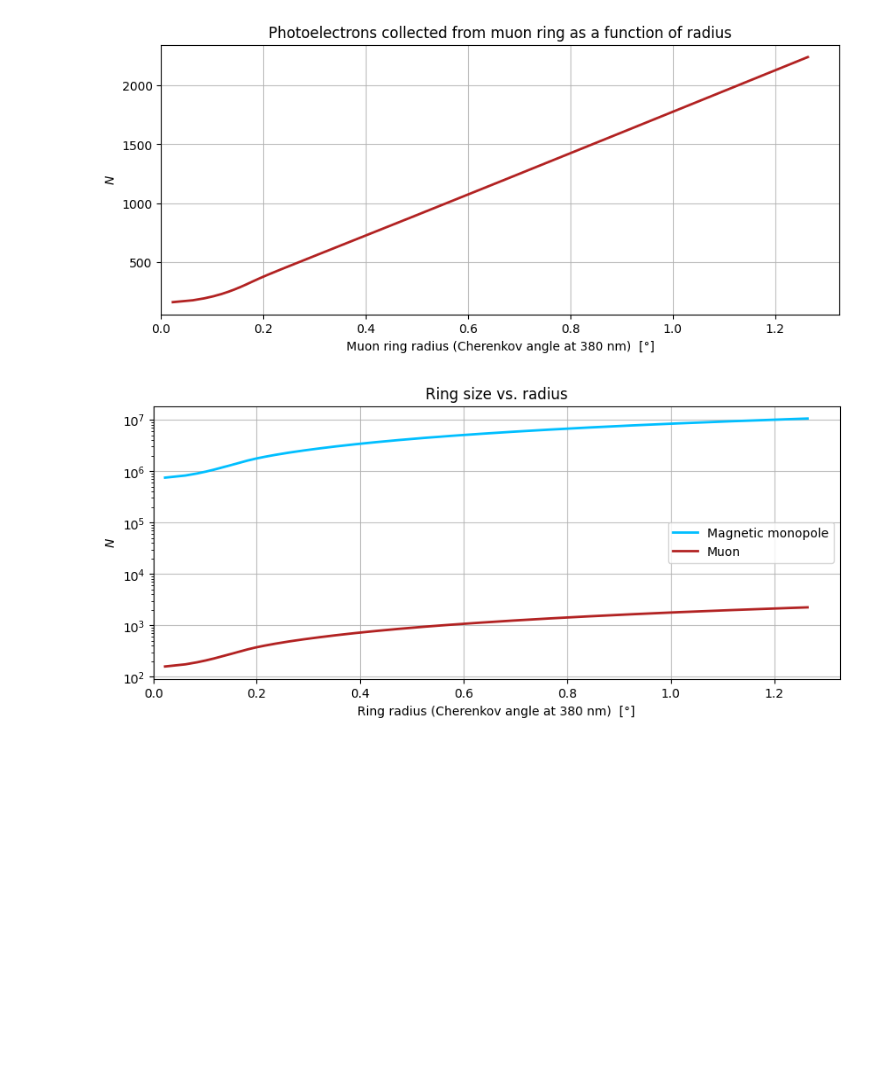
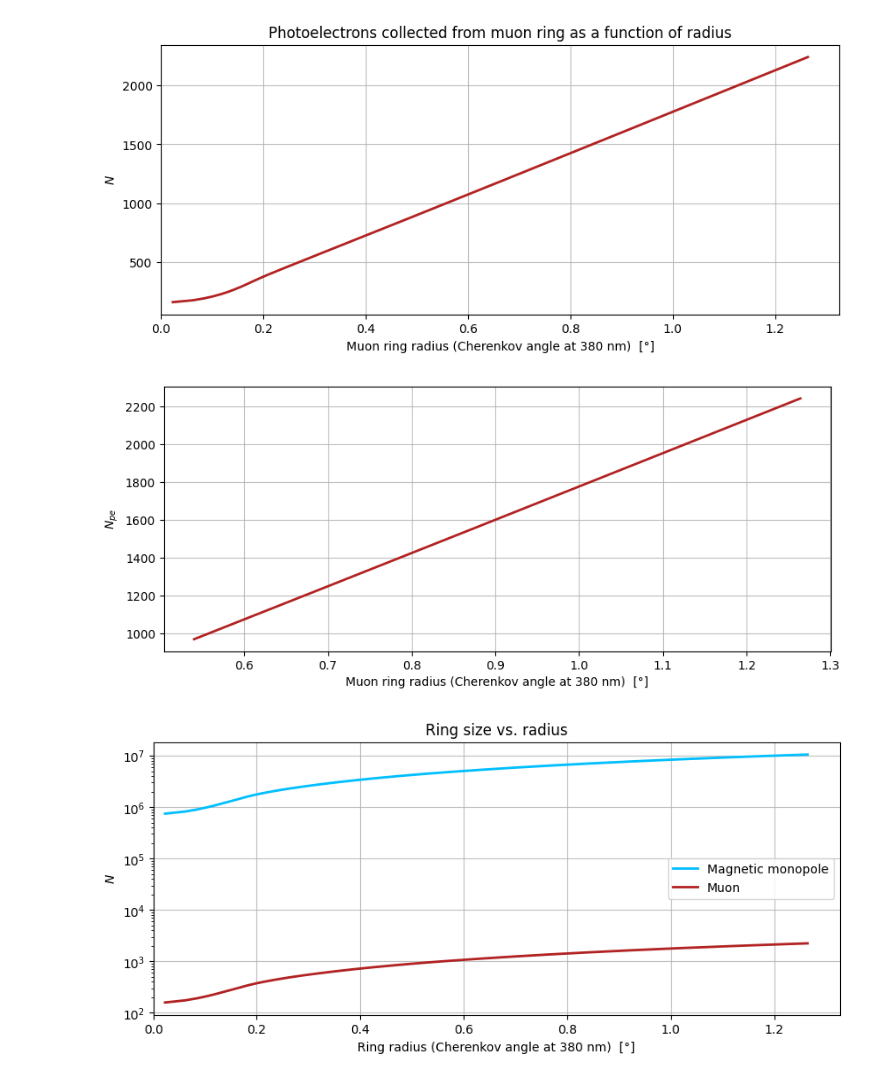
Before and after one commit to leandrorizk/magnetic_monopoles, a Jupyter notebook: muons/muon_detection.ipynb, the cells around one changed output. Saved outputs shown, nothing was run; the diff lists cells and outputs as text; code cells hidden in the pictures; blank space fills up the shorter version.

```diff
--- a/muons/muon_detection.ipynb
+++ b/muons/muon_detection.ipynb
@@ -516,6 +552,21 @@ plt.xlim(xmin=0)
 plt.show()
 # %% [output]
 [figure]
+# %%
+fig, ax = plt.subplots(figsize=(10, 4))
+
+plt.plot(angles_deg[angles_deg > 0.54], true_ring_intensities[angles_deg > 0.54], c='firebrick', lw=2)
+
+plt.grid(alpha=0.8)
+plt.xlabel('Muon ring radius (Cherenkov angle at {} nm)  [°]'.format(int(optimal_wvl * 1e9)))
+plt.ylabel(r'$N_{pe}$')
+# plt.title('Photoelectrons collected from muon ring as a function of radius')
+
+#plt.xlim(xmin=0)
+
+plt.show()
+# %% [output]
+[figure, added]
 # %%
 fig, ax = plt.subplots(figsize=(10, 4))
 
```
Also changed, not shown: parts of 21 cells of this notebook, 7 other files.
